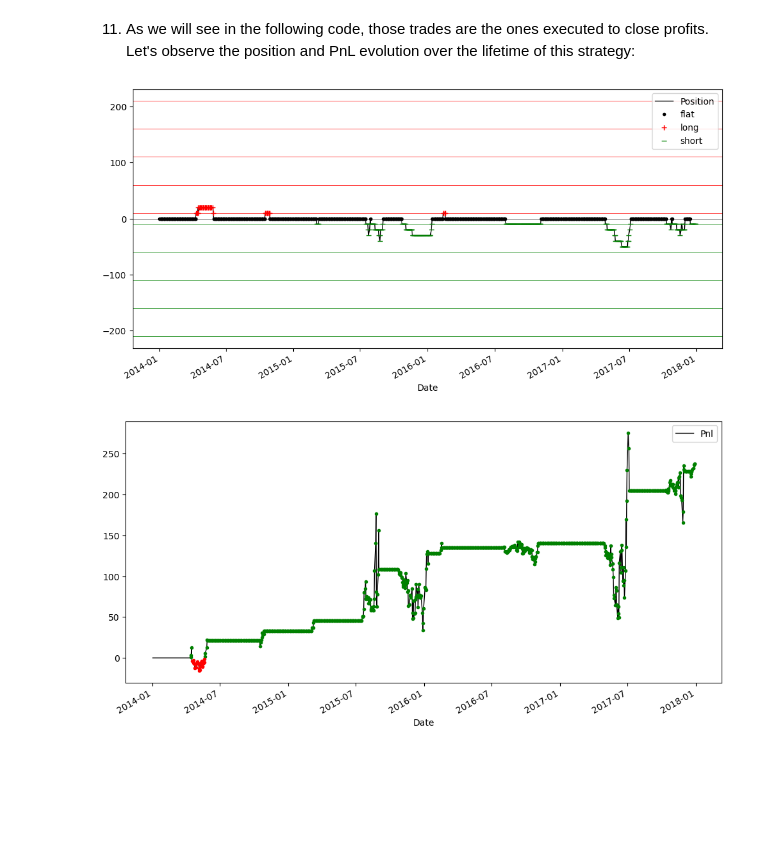
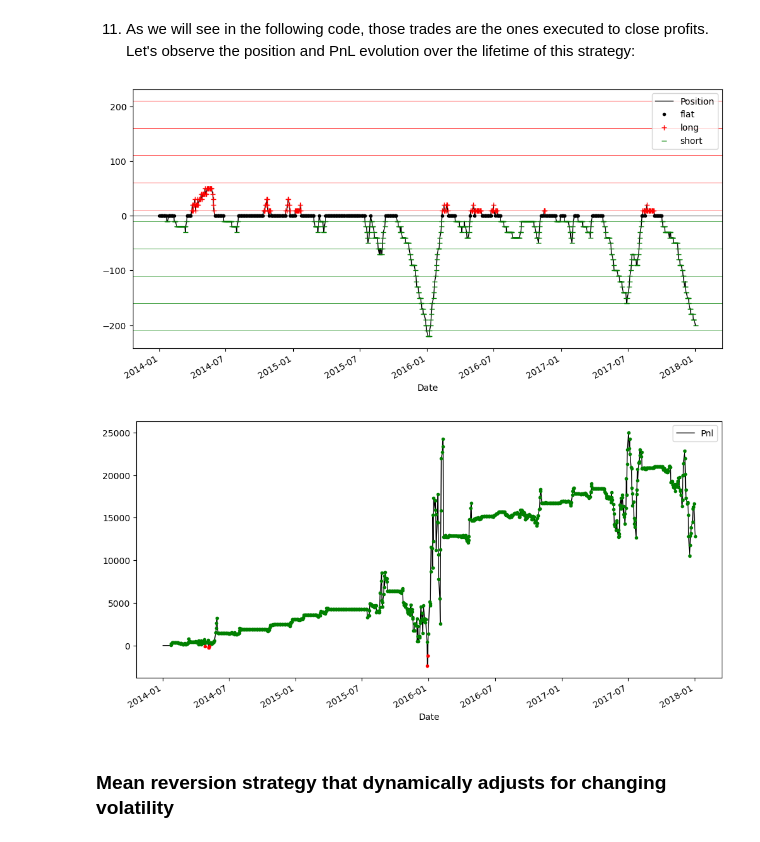
Before and after one commit to usunyu/quant-for-manna, a Jupyter notebook: Learn Algorithmic Trading - Build and deploy algorithmic trading systems and strategies using Python and advanced data analysis/Ch05_Sophisticated_Algorithmic_Strategies.ipynb, the cells around one changed output. Saved outputs shown, nothing was run; the diff lists cells and outputs as text; code cells hidden in the pictures; blank space fills up the shorter version.

```diff
--- a/Learn Algorithmic Trading - Build and deploy algorithmic trading systems and strategies using Python and advanced data analysis/Ch05_Sophisticated_Algorithmic_Strategies.ipynb
+++ b/Learn Algorithmic Trading - Build and deploy algorithmic trading systems and strategies using Python and advanced data analysis/Ch05_Sophisticated_Algorithmic_Strategies.ipynb
@@ -76,12 +76,12 @@ closed_pnl = 0 # Closed/Realized PnL so far
 4. Finally, we clearly define the entry thresholds, the minimum price change since last trade, the minimum profit to expect per trade, and the number of shares to trade per trade:
 # %%
 # Constants that define strategy behavior/thresholds
-APO_VALUE_FOR_BUY_ENTRY = -1 # APO trading signal value below which to enter buy-orders/long-position
-APO_VALUE_FOR_SELL_ENTRY = 1 # APO trading signal value above which to enter sell-orders/short-position
-MIN_PRICE_MOVE_FROM_LAST_TRADE = 1 # Minimum price change since last trade before considering trading again,
+APO_VALUE_FOR_BUY_ENTRY = -10 # APO trading signal value below which to enter buy-orders/long-position
+APO_VALUE_FOR_SELL_ENTRY = 10 # APO trading signal value above which to enter sell-orders/short-position
+MIN_PRICE_MOVE_FROM_LAST_TRADE = 10 # Minimum price change since last trade before considering trading again,
                                         # this is to prevent over-trading at/around same prices
 NUM_SHARES_PER_TRADE = 10 # Number of shares to buy/sell on every trade
-MIN_PROFIT_TO_CLOSE = 1*NUM_SHARES_PER_TRADE # Minimum Open/Unrealized profit at which to close positions
+MIN_PROFIT_TO_CLOSE = 10*NUM_SHARES_PER_TRADE # Minimum Open/Unrealized profit at which to close positions
                                                 # and lock profits
 # %% [markdown]
 5. Now, let's look at the main section of the trading strategy, which has logic for the following:
@@ -238,25 +234,28 @@ plt.show()
 # %%
 plt.figure(figsize=(12, 6))
 df['Position'].plot(color='k', lw=1., legend=True)
 plt.plot(df.loc[ df.Position == 0 ].index, df.Position[ df.Position == 0 ], color='k', lw=0, marker='.', label='flat')
 plt.plot(df.loc[ df.Position > 0 ].index, df.Position[ df.Position > 0 ], color='r', lw=0, marker='+', label='long')
 plt.plot(df.loc[ df.Position < 0 ].index, df.Position[ df.Position < 0 ], color='g', lw=0, marker='_', label='short')
 plt.axhline(y=0, lw=0.5, color='k')
 for i in range( NUM_SHARES_PER_TRADE, NUM_SHARES_PER_TRADE*25, NUM_SHARES_PER_TRADE*5 ):
     plt.axhline(y=i, lw=0.5, color='r')
 for i in range( -NUM_SHARES_PER_TRADE, -NUM_SHARES_PER_TRADE*25, -NUM_SHARES_PER_TRADE*5 ):
     plt.axhline(y=i, lw=0.5, color='g')
 plt.legend()
 plt.show()
 
 plt.figure(figsize=(12, 6))
 df['Pnl'].plot(color='k', lw=1., legend=True)
 plt.plot(df.loc[ df.Pnl > 0 ].index, df.Pnl[ df.Pnl > 0 ], color='g', lw=0, marker='.')
 plt.plot(df.loc[ df.Pnl < 0 ].index, df.Pnl[ df.Pnl < 0 ], color='r', lw=0, marker='.')
 plt.legend()
 plt.show()
 
+df['BasicMeanReversionPnl'] = df['Pnl']
 # df.to_csv("basic_mean_reversion.csv", sep=",")
 # %% [output]
-[figure, old version]
+[figure, new version]
-[figure, old version]
+[figure, new version]
+# %% [markdown]
+### Mean reversion strategy that dynamically adjusts for changing volatility
```
Also changed, not shown: parts of 13 cells of this notebook, 1 other file.
